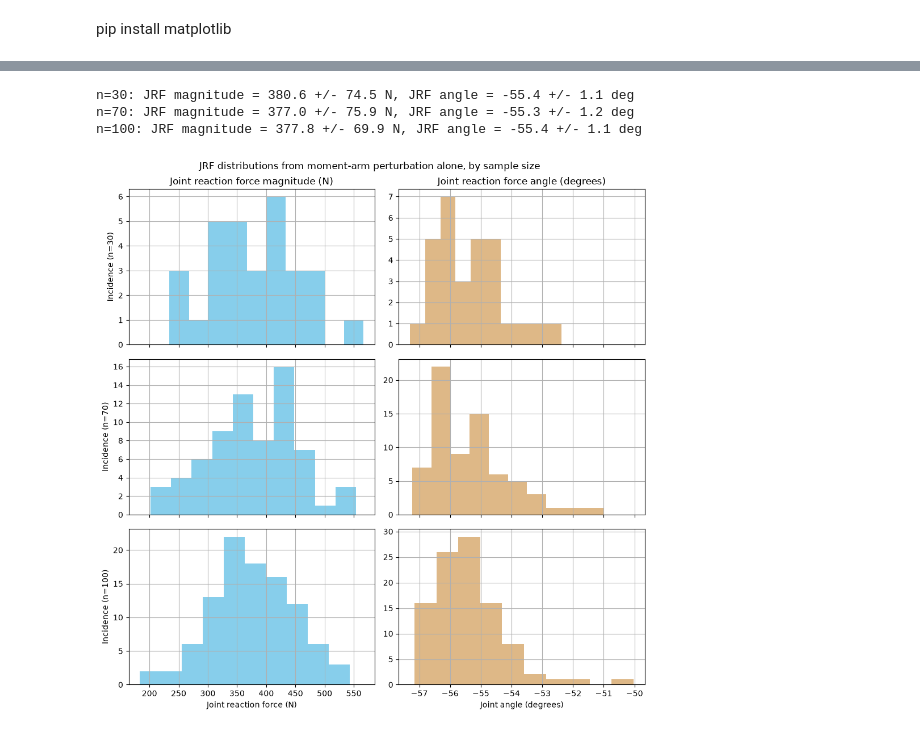
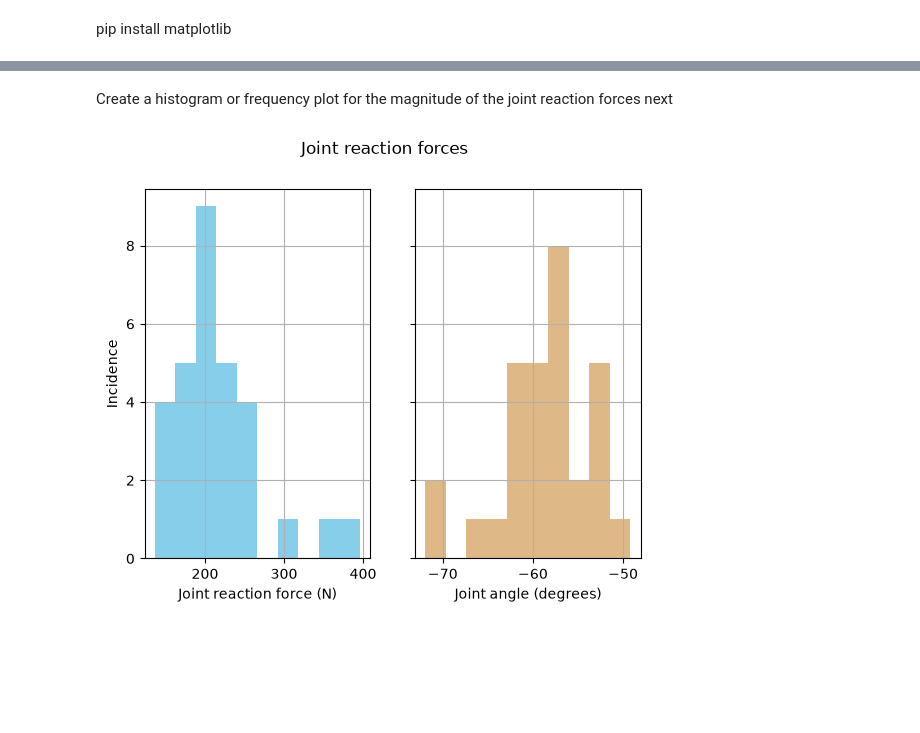
Before and after one commit to rgmcghee2-alt/BME5650, a Jupyter notebook: monte_carlo.ipynb, the cells around one changed output, grey strips where cells are left out. Cells and saved outputs as stored; diff of their text form; code cells hidden in the pictures; blank space fills up the shorter version.

```diff
--- a/monte_carlo.ipynb
+++ b/monte_carlo.ipynb
@@ -110,33 +22,0 @@ Run the isolated moment-arm experiment at three Monte Carlo sample sizes -- $n =
-# %%
-sample_sizes = [30, 70, 100];
-results = {n: run_simulation(n, seed=n) for n in sample_sizes};
-
-fig, axs = plt.subplots(len(sample_sizes), 2, figsize=(10, 10), sharex='col')
-
-for row, n in enumerate(sample_sizes):
-    mag = results[n]['mag'];
-    angled = results[n]['angled'];
-
-    axs[row, 0].hist(mag, bins=10, color='skyblue')
-    axs[row, 1].hist(angled, bins=10, color='burlywood')
-
-    axs[row, 0].set_ylabel(f"Incidence (n={n})")
-    for ax in axs[row]:
-        ax.grid(True)
-
-    print(f"n={n}: JRF magnitude = {mag.mean():.1f} +/- {mag.std():.1f} N, "
-          f"JRF angle = {angled.mean():.1f} +/- {angled.std():.1f} deg")
-
-axs[0, 0].set_title("Joint reaction force magnitude (N)")
-axs[0, 1].set_title("Joint reaction force angle (degrees)")
-axs[-1, 0].set_xlabel("Joint reaction force (N)")
-axs[-1, 1].set_xlabel("Joint angle (degrees)")
-
-fig.suptitle("JRF distributions from moment-arm perturbation alone, by sample size")
-fig.tight_layout()
-plt.show()
-# %% [output]
-n=30: JRF magnitude = 380.6 +/- 74.5 N, JRF angle = -55.4 +/- 1.1 deg
-n=70: JRF magnitude = 377.0 +/- 75.9 N, JRF angle = -55.3 +/- 1.2 deg
-n=100: JRF magnitude = 377.8 +/- 69.9 N, JRF angle = -55.4 +/- 1.1 deg
-[figure, removed]
@@ -142,0 +127,43 @@ n=100: JRF magnitude = 377.8 +/- 69.9 N, JRF angle = -55.4 +/- 1.1 deg
+# %%
+# And what is the joint reaction force?
+JointX = np.array([0.0] * nsam,dtype=np.float32);
+JointY = np.array([0.0] * nsam,dtype=np.float32);
+mag = np.array([0.0] * nsam,dtype=np.float32);
+angle = np.array([0.0]*nsam,dtype=np.float32);
+angled = np.array([0.0]*nsam,dtype=np.float32);
+
+
+# Define the x-component and y-component of the joint reaction force
+for i in range(nsam):
+    JointX[i]=-F1_array[i]*np.cos(a_M1_array[i]) + -F2_array[i]*np.cos(a_M2_array[i])+ -F3_array[i]*np.cos(a_M3_array[i]) + -F4_array[i]*np.cos(a_M4_array[i]); # calculate all known terms in denominator
+    JointY[i]=F1_array[i]*np.sin(a_M1_array[i])+F2_array[i]*np.sin(a_M2_array[i])+F3_array[i]*np.sin(a_M3_array[i])+F4_array[i]*np.sin(a_M4_array[i])-FG[i]-FB;
+
+# Calculate the magnitude of the joint reaction force and the direction (angle)
+
+for i in range(nsam):
+    mag[i] = ((JointX[i]*JointX[i] + JointY[i]*JointY[i])**0.5);
+    angle[i]= np.arctan(JointY[i]/JointX[i]); # angle in radians
+
+angled = 180*angle/np.pi; # angle in degrees
+
+# print("The joint reaction force has magnitude:", mag, "in N and acts with angle", angled, "in degrees");
+# %% [markdown]
+Create a histogram or frequency plot for the magnitude of the joint reaction forces next
+# %%
+# Frequency distributions.
+fig, axs = plt.subplots(1, 2, sharey=True, edgecolor='blue')
+axs[0].hist(mag, bins=10, color='skyblue')
+axs[1].hist(angled, bins=10, color='burlywood')
+
+fig.suptitle("Joint reaction forces")
+
+axs[0].set_xlabel("Joint reaction force (N)")
+axs[1].set_xlabel("Joint angle (degrees)")
+axs[0].set_ylabel("Incidence")
+
+for ax in axs:
+    ax.grid(True)
+
+plt.show()
+# %% [output]
+[figure, added]
```
Also changed, not shown: parts of 8 cells of this notebook.
